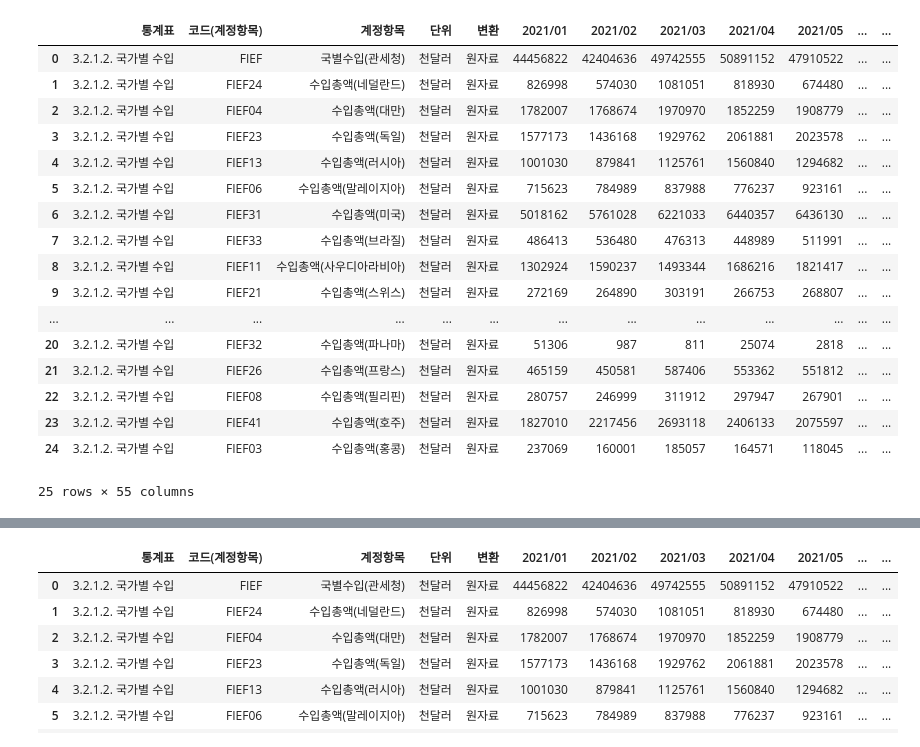
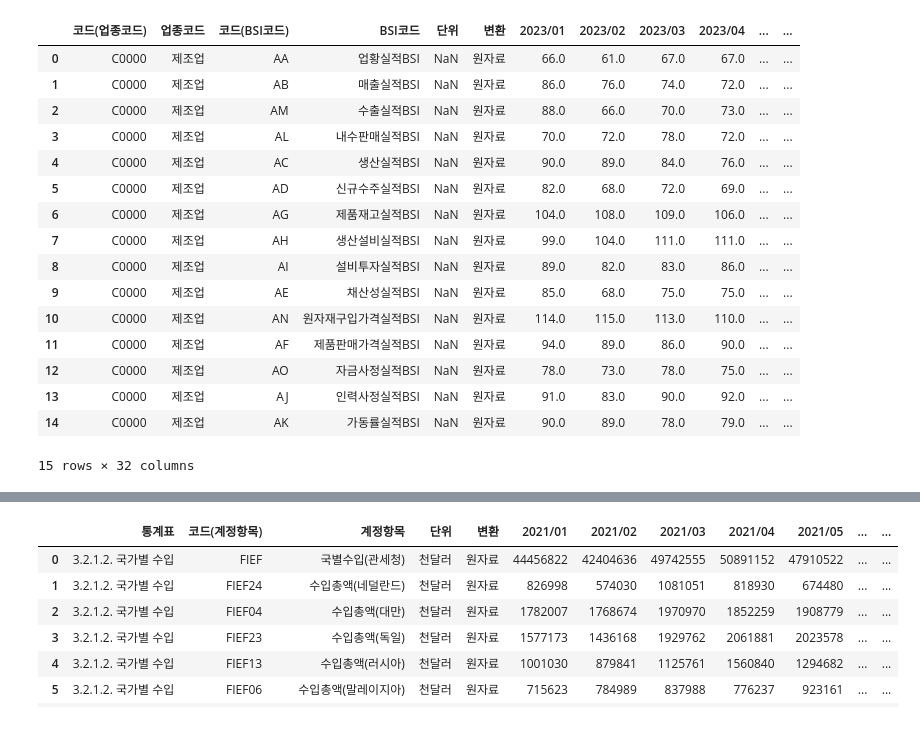
Before and after one commit to CodeWorks-hi/mini-project-2, a Jupyter notebook: jupyter_notebooks/데이터_전처리/temp_extra_data.ipynb, the cells around one changed output, grey strips where cells are left out. Cells and saved outputs as stored; diff of their text form; code cells hidden in the pictures.

```diff
--- a/jupyter_notebooks/데이터_전처리/temp_extra_data.ipynb
+++ b/jupyter_notebooks/데이터_전처리/temp_extra_data.ipynb
@@ -1,24 +1,23 @@
 # %%
 import pandas as pd, numpy as np, matplotlib.pyplot as plt, seaborn as sb
 # %%
-df = pd.read_csv("../../extra_data/merge_needed/raw/국가별 수입(월별).csv")
+df = pd.read_csv("../../extra_data/processed/실제 판매 관련/기업경기조사(매출액가중 실적)_21110637.csv")
 df
 # %% [output]
-|  | 통계표 | 코드(계정항목) | 계정항목 | 단위 | 변환 | 2021/01 | 2021/02 | 2021/03 | 2021/04 | 2021/05 | ... | ... |
-| 0 | 3.2.1.2. 국가별 수입 | FIEF | 국별수입(관세청) | 천달러 | 원자료 | 44456822 | 42404636 | 49742555 | 50891152 | 47910522 | ... | ... |
-| 1 | 3.2.1.2. 국가별 수입 | FIEF24 | 수입총액(네덜란드) | 천달러 | 원자료 | 826998 | 574030 | 1081051 | 818930 | 674480 | ... | ... |
-| 2 | 3.2.1.2. 국가별 수입 | FIEF04 | 수입총액(대만) | 천달러 | 원자료 | 1782007 | 1768674 | 1970970 | 1852259 | 1908779 | ... | ... |
-| 3 | 3.2.1.2. 국가별 수입 | FIEF23 | 수입총액(독일) | 천달러 | 원자료 | 1577173 | 1436168 | 1929762 | 2061881 | 2023578 | ... | ... |
-| 4 | 3.2.1.2. 국가별 수입 | FIEF13 | 수입총액(러시아) | 천달러 | 원자료 | 1001030 | 879841 | 1125761 | 1560840 | 1294682 | ... | ... |
-| 5 | 3.2.1.2. 국가별 수입 | FIEF06 | 수입총액(말레이지아) | 천달러 | 원자료 | 715623 | 784989 | 837988 | 776237 | 923161 | ... | ... |
-| 6 | 3.2.1.2. 국가별 수입 | FIEF31 | 수입총액(미국) | 천달러 | 원자료 | 5018162 | 5761028 | 6221033 | 6440357 | 6436130 | ... | ... |
-| 7 | 3.2.1.2. 국가별 수입 | FIEF33 | 수입총액(브라질) | 천달러 | 원자료 | 486413 | 536480 | 476313 | 448989 | 511991 | ... | ... |
-| 8 | 3.2.1.2. 국가별 수입 | FIEF11 | 수입총액(사우디아라비아) | 천달러 | 원자료 | 1302924 | 1590237 | 1493344 | 1686216 | 1821417 | ... | ... |
-| 9 | 3.2.1.2. 국가별 수입 | FIEF21 | 수입총액(스위스) | 천달러 | 원자료 | 272169 | 264890 | 303191 | 266753 | 268807 | ... | ... |
-| ... | ... | ... | ... | ... | ... | ... | ... | ... | ... | ... | ... | ... |
-| 20 | 3.2.1.2. 국가별 수입 | FIEF32 | 수입총액(파나마) | 천달러 | 원자료 | 51306 | 987 | 811 | 25074 | 2818 | ... | ... |
-| 21 | 3.2.1.2. 국가별 수입 | FIEF26 | 수입총액(프랑스) | 천달러 | 원자료 | 465159 | 450581 | 587406 | 553362 | 551812 | ... | ... |
-| 22 | 3.2.1.2. 국가별 수입 | FIEF08 | 수입총액(필리핀) | 천달러 | 원자료 | 280757 | 246999 | 311912 | 297947 | 267901 | ... | ... |
-| 23 | 3.2.1.2. 국가별 수입 | FIEF41 | 수입총액(호주) | 천달러 | 원자료 | 1827010 | 2217456 | 2693118 | 2406133 | 2075597 | ... | ... |
-| 24 | 3.2.1.2. 국가별 수입 | FIEF03 | 수입총액(홍콩) | 천달러 | 원자료 | 237069 | 160001 | 185057 | 164571 | 118045 | ... | ... |
+|  | 코드(업종코드) | 업종코드 | 코드(BSI코드) | BSI코드 | 단위 | 변환 | 2023/01 | 2023/02 | 2023/03 | 2023/04 | ... | ... |
+| 0 | C0000 | 제조업 | AA | 업황실적BSI | NaN | 원자료 | 66.0 | 61.0 | 67.0 | 67.0 | ... | ... |
+| 1 | C0000 | 제조업 | AB | 매출실적BSI | NaN | 원자료 | 86.0 | 76.0 | 74.0 | 72.0 | ... | ... |
+| 2 | C0000 | 제조업 | AM | 수출실적BSI | NaN | 원자료 | 88.0 | 66.0 | 70.0 | 73.0 | ... | ... |
+| 3 | C0000 | 제조업 | AL | 내수판매실적BSI | NaN | 원자료 | 70.0 | 72.0 | 78.0 | 72.0 | ... | ... |
+| 4 | C0000 | 제조업 | AC | 생산실적BSI | NaN | 원자료 | 90.0 | 89.0 | 84.0 | 76.0 | ... | ... |
+| 5 | C0000 | 제조업 | AD | 신규수주실적BSI | NaN | 원자료 | 82.0 | 68.0 | 72.0 | 69.0 | ... | ... |
+| 6 | C0000 | 제조업 | AG | 제품재고실적BSI | NaN | 원자료 | 104.0 | 108.0 | 109.0 | 106.0 | ... | ... |
+| 7 | C0000 | 제조업 | AH | 생산설비실적BSI | NaN | 원자료 | 99.0 | 104.0 | 111.0 | 111.0 | ... | ... |
+| 8 | C0000 | 제조업 | AI | 설비투자실적BSI | NaN | 원자료 | 89.0 | 82.0 | 83.0 | 86.0 | ... | ... |
+| 9 | C0000 | 제조업 | AE | 채산성실적BSI | NaN | 원자료 | 85.0 | 68.0 | 75.0 | 75.0 | ... | ... |
+| 10 | C0000 | 제조업 | AN | 원자재구입가격실적BSI | NaN | 원자료 | 114.0 | 115.0 | 113.0 | 110.0 | ... | ... |
+| 11 | C0000 | 제조업 | AF | 제품판매가격실적BSI | NaN | 원자료 | 94.0 | 89.0 | 86.0 | 90.0 | ... | ... |
+| 12 | C0000 | 제조업 | AO | 자금사정실적BSI | NaN | 원자료 | 78.0 | 73.0 | 78.0 | 75.0 | ... | ... |
+| 13 | C0000 | 제조업 | AJ | 인력사정실적BSI | NaN | 원자료 | 91.0 | 83.0 | 90.0 | 92.0 | ... | ... |
+| 14 | C0000 | 제조업 | AK | 가동률실적BSI | NaN | 원자료 | 90.0 | 89.0 | 78.0 | 79.0 | ... | ... |
-25 rows × 55 columns
+15 rows × 32 columns
```
Also changed, not shown: parts of 4 cells of this notebook, 3 other files.
